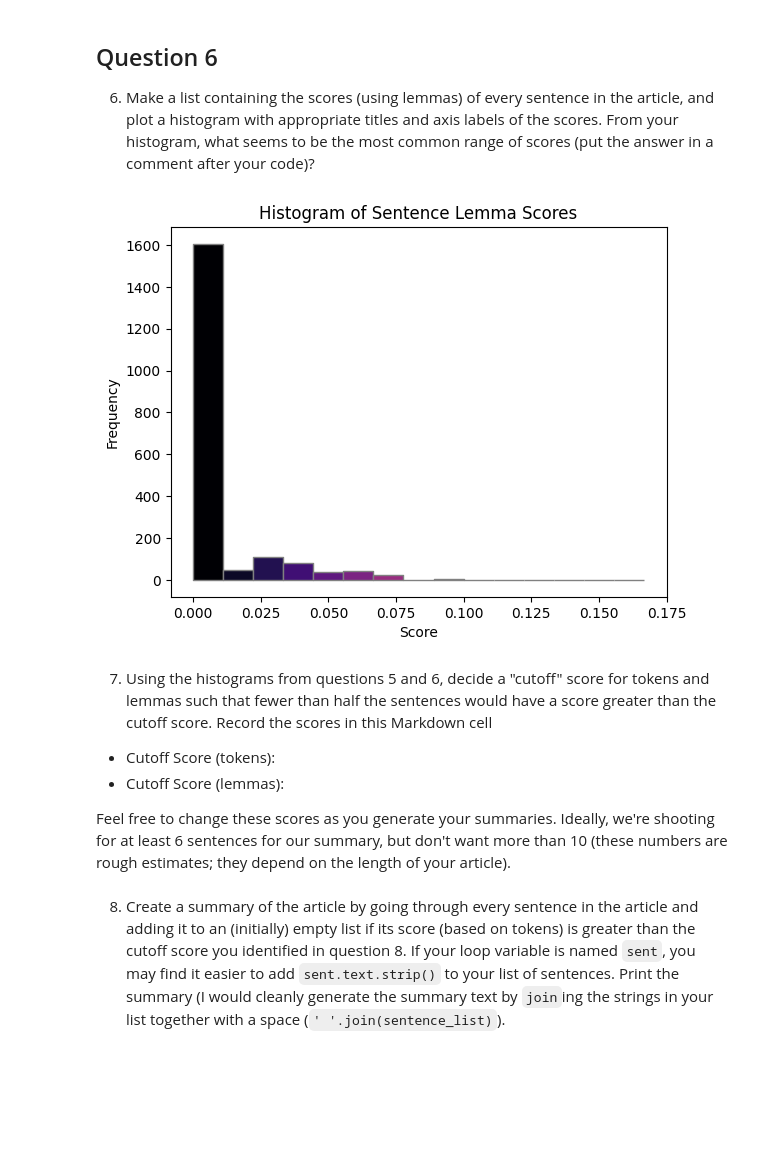
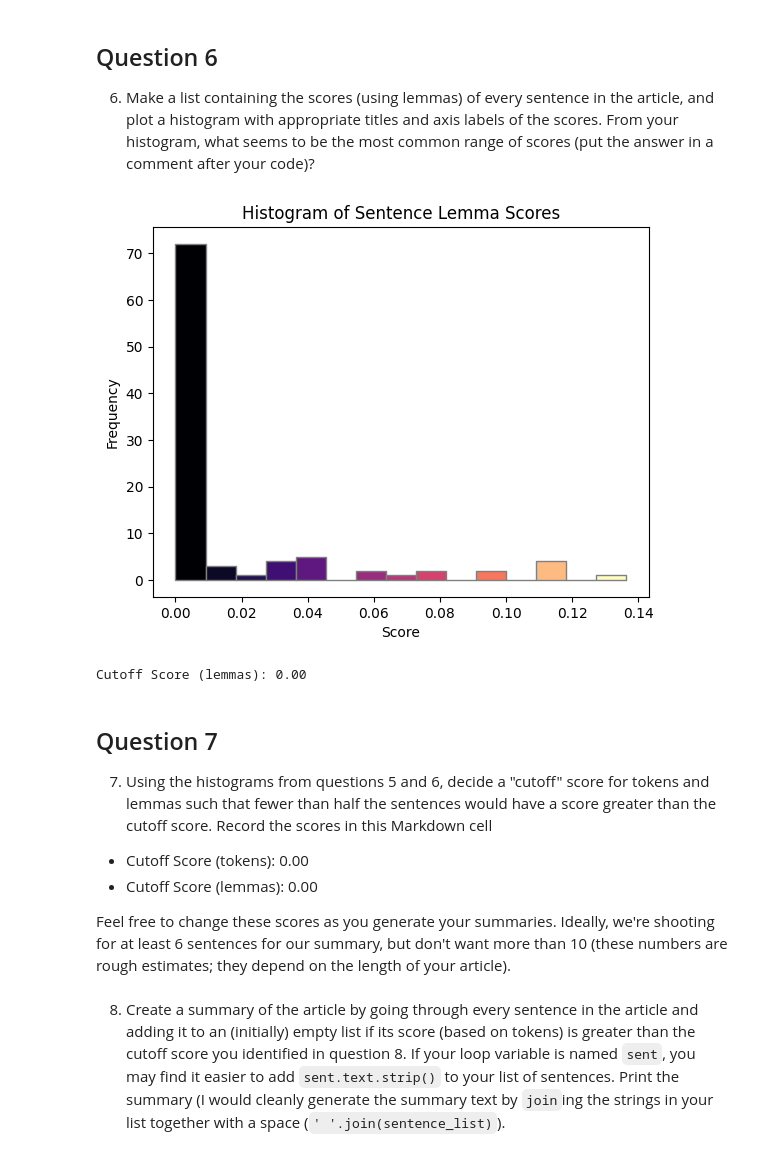
Before and after one commit to meldstonerogers/wmnlp-final-project2, a Jupyter notebook: article-summarizer.ipynb, the cells around one changed output. Saved outputs shown, nothing was run; the diff lists cells and outputs as text; code cells hidden in the pictures; blank space fills up the shorter version.

```diff
--- a/article-summarizer.ipynb
+++ b/article-summarizer.ipynb
@@ -49,18 +49,18 @@ All prereqs installed.
 1. Find on the internet an article or blog post about a topic that interests you and you are able to get the text for using the technologies we have applied in the course.  Get the html for the article and store it in a file (which you must submit with your project)
 # %%
 # get article
-ozbook_html = requests.get('https://www.gutenberg.org/cache/epub/43936/pg43936-images.html')
+article_html = requests.get('https://www.vanityfair.com/style/story/taylor-swift-harvard-class')
 
 #parse HTML content with bs4
 parser = 'html5lib'
 
-soup = BeautifulSoup(ozbook_html.content, parser)
+soup = BeautifulSoup(article_html.content, parser)
 # Uncomment next lines to explore full page contents; it's long so when done, recomment
 #print(soup)
 #print(soup.prettify())
 
 # BeautifulSoup objects don't pickle well, so it's appropriate and polite to web developers to cache the text of the web page, or just dump it to an html file you can read in later as a regular file
-with open('ozbook_html.pkl', 'wb') as f:
+with open('article_html.pkl', 'wb') as f:
     pickle.dump(soup, f)
-    print("HTML saved to ozbook_html.pkl.")
+    print("HTML saved to article_html.pkl.")
 # %% [output]
@@ -165,12 +165,12 @@ def score_sentence_by_token(sentence, interesting_tokens):
     return tokens_score
 
 # Create list to store scores
-sentence_scores = []
+token_sentence_scores = []
 
 # Loop through each sentence and calculate score
 for sentence in sentences:
     score = score_sentence_by_token(sentence, cool_tokens)
-    sentence_scores.append(score)
+    token_sentence_scores.append(score)
 
 
 # Print the token scores for all sentences
@@ -178,7 +178,7 @@ for sentence in sentences:
     #print(f"Sentence {i}: '{sentence.text.strip()}' - Token Score: {score}")
 
     # Create histogram data
-counts, bin_edges = np.histogram(sentence_scores, bins=10)
+counts, bin_edges = np.histogram(token_sentence_scores, bins=10)
 
 # Prepare vertices for the PolyCollection
 verts = []
@@ -207,4 +207,12 @@ plt.ylabel("Frequency")
 plt.show()
 
 # 0.0 to 0.25 is the most common score range
+
+import numpy as np
+
+# Calculate the median score for sentence tokens and lemmas
+cutoff_score_tokens = np.median(token_sentence_scores)
+
+# Print the cutoff score for tokens and lemmas
+print(f"Cutoff Score (tokens): {cutoff_score_tokens:.2f}")
 # %% [output]
@@ -234,55 +243,64 @@ def score_sentence_by_lemma(sentence, interesting_lemmas):
     return lemmas_score
 
 # Create list to store scores
-sentence_scores = []
+lemmas_sentence_scores = []
 
 # Loop through each sentence and calculate score
 for sentence in sentences:
     score = score_sentence_by_lemma(sentence, cool_lemmas)
-    sentence_scores.append(score)
-
+    lemmas_sentence_scores.append(score)
 
 # Print the token scores for all sentences
 #for i, (sentence, score) in enumerate(zip(sentences, sentence_scores), 1):
     #print(f"Sentence {i}: '{sentence.text.strip()}' - Token Score: {score}")
 
     # Create histogram data
-counts, bin_edges = np.histogram(sentence_scores, bins=15)
+counts, bin_edges = np.histogram(lemmas_sentence_scores, bins=15)
 
 # Prepare vertices for the PolyCollection
 verts = []
 for i in range(len(bin_edges) - 1):
     verts.append([
         (bin_edges[i], 0),
         (bin_edges[i], counts[i]),
         (bin_edges[i + 1], counts[i]),
         (bin_edges[i + 1], 0),
     ])
 
 # Create the gradient colors
 gradient = np.linspace(0, 1, len(verts))
 colors = plt.cm.magma(gradient)
 
 # Create a PolyCollection with the gradient colors
 poly_collection = PolyCollection(verts, facecolors=colors, edgecolor='gray')
 
 # Plot the PolyCollection
 fig, ax = plt.subplots()
 ax.add_collection(poly_collection)
 ax.autoscale()
 plt.title("Histogram of Sentence Lemma Scores")
 plt.xlabel("Score")
 plt.ylabel("Frequency")
 plt.show()
 
-# 0.0 to 0.0125 is the most common score range for lemma scores
+# 0.0 to 0.01 is the most common score range for lemma scores
+
+import numpy as np
+
+# Calculate the median score for sentence tokens and lemmas
+cutoff_score_lemmas = np.median(lemmas_sentence_scores)
+
+# Print the cutoff score for tokens and lemmas
+print(f"Cutoff Score (lemmas): {cutoff_score_lemmas:.2f}")
 # %% [output]
-[figure, old version]
+[figure, new version]
+Cutoff Score (lemmas): 0.00
 # %% [markdown]
+## Question 7
 7. Using the histograms from questions 5 and 6, decide a "cutoff" score for tokens and lemmas such that fewer than half the sentences would have a score greater than the cutoff score.  Record the scores in this Markdown cell
 
-* Cutoff Score (tokens):
-* Cutoff Score (lemmas):
+* Cutoff Score (tokens): 0.00
+* Cutoff Score (lemmas): 0.00
 
 Feel free to change these scores as you generate your summaries.  Ideally, we're shooting for at least 6 sentences for our summary, but don't want more than 10 (these numbers are rough estimates; they depend on the length of your article).
 # %% [markdown]
```
Also changed, not shown: parts of 5 cells of this notebook, 1 other file.
